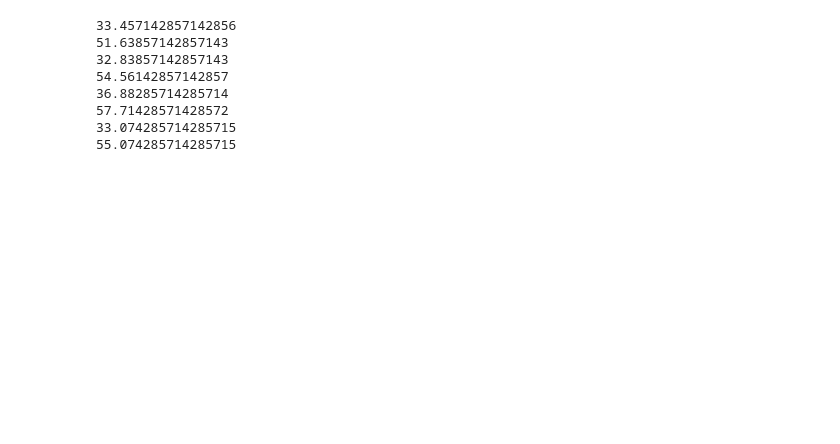
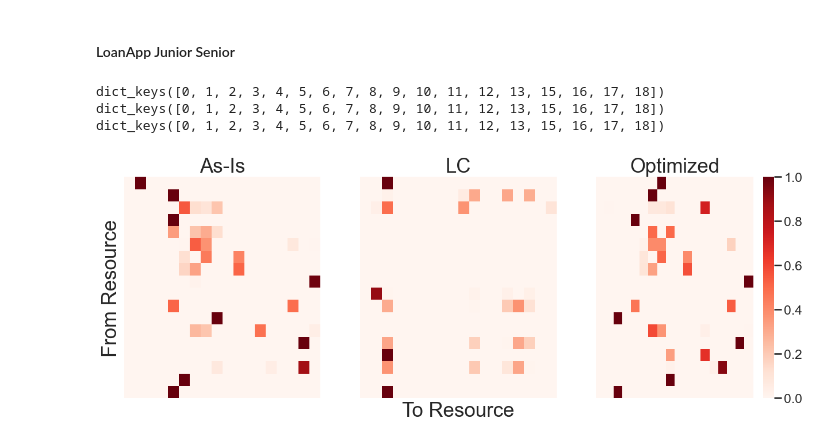
Before and after one commit to lukaskirchdorfer/AgentSimulator-Optimizer, a Jupyter notebook: results/analyze_results.ipynb, the cells around one changed output. Cells and saved outputs as stored; diff of their text form; code cells hidden in the pictures; blank space fills up the shorter version.

```diff
--- a/results/analyze_results.ipynb
+++ b/results/analyze_results.ipynb
@@ -216,27 +7,0 @@ plt.show()
-# %%
-col1 = [22.10, 28.93, 35.88, 30.55, 68.04, 25.38, 23.32]
-col2 = [18.61, 80.16, 51.83, 34.68, 79.14, 0.75, 96.30]
-col3 = [22.82, 31.42, 38.88, 32.39, 51.92, 27.40, 25.04]
-col4 = [13.79, 77.03, 55.35, 28.39, 85.81, 23.75, 97.81]
-col5 = [20.19, 54.74, 33.67, 34.67, 62.40, 27.80, 24.71]
-col6 = [18.26, 78.86, 52.36, 26.00, 90.60, 41.38, 96.54]
-col7 = [22.24, 32.30, 40.32, 33.14, 55.00, 21.99, 26.53]
-col8 = [6.26, 84.21, 40.68, 32.32, 88.61, 35.75, 97.69]
-
-print(np.mean(col1))
-print(np.mean(col2))
-print(np.mean(col3))
-print(np.mean(col4))
-print(np.mean(col5))
-print(np.mean(col6))
-print(np.mean(col7))
-print(np.mean(col8))
-# %% [output]
-33.457142857142856
-51.63857142857143
-32.83857142857143
-54.56142857142857
-36.88285714285714
-57.71428571428572
-33.074285714285715
-55.074285714285715
@@ -242,0 +111,13 @@ print(np.mean(col8))
+# %% [markdown]
+#### LoanApp Junior Senior
+# %%
+log_asis = pd.read_csv('../simulated_data/LoanApp_junior_senior/autonomous/transition_probs/simulated_log_0.csv')
+log_cost = pd.read_csv('../simulated_data/LoanApp_junior_senior/autonomous/cost/simulated_log_0.csv')
+log_opt = pd.read_csv('../optimization_runs/LoanApp_junior_senior/pop100_gen100_runs3_config_0.5_20251009-175057/best_balanced_policy_log.csv')
+
+resource_handover_heatmap_2([log_asis, log_cost, log_opt])
+# %% [output]
+dict_keys([0, 1, 2, 3, 4, 5, 6, 7, 8, 9, 10, 11, 12, 13, 15, 16, 17, 18])
+dict_keys([0, 1, 2, 3, 4, 5, 6, 7, 8, 9, 10, 11, 12, 13, 15, 16, 17, 18])
+dict_keys([0, 1, 2, 3, 4, 5, 6, 7, 8, 9, 10, 11, 12, 13, 15, 16, 17, 18])
+[figure, added]
```
Also changed, not shown: parts of 4 cells of this notebook, 3 other files.
